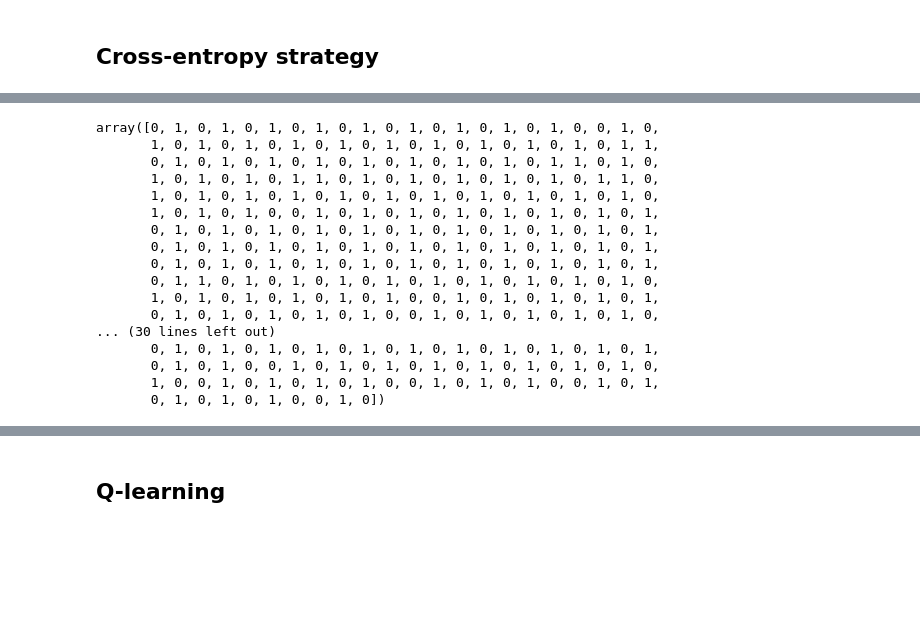
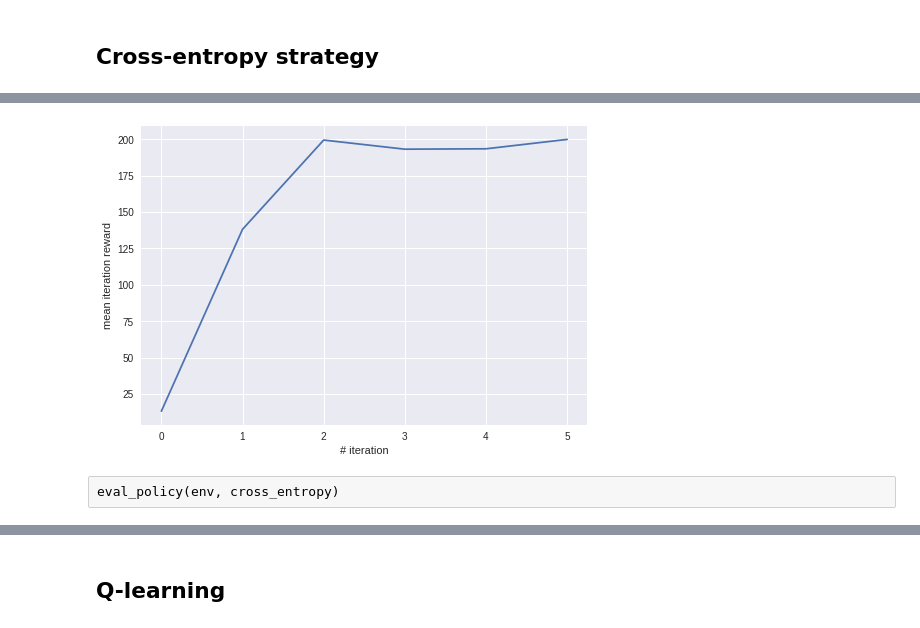
Before and after one commit to furiousteabag/ml-mipt-advanced, a Jupyter notebook: homeworks/lab2_rl/lab2_dqn_debug.ipynb, the cells around one changed output, grey strips where cells are left out. Drawn from its saved outputs; the diff is of its cells as text; code cells hidden in the pictures; blank space fills up the shorter version.

```diff
--- a/homeworks/lab2_rl/lab2_dqn_debug.ipynb
+++ b/homeworks/lab2_rl/lab2_dqn_debug.ipynb
@@ -303,3 +293,0 @@ class AnglePolicy:
-# %%
-angel_policy = AnglePolicy()
-video_folder, rewards = analyze_policy(env, angel_policy)
@@ -401,10 +309,0 @@ array([1, 0, 1, 0, 1, 1, 1, 1, 1, 1, 1, 1, 1, 1, 1, 1, 0, 1, 0, 0, 1, 1,
-# %%
-X = []
-y = []
-for run in data[indexes_of_top_runs]:
-    for state, action in run:
-        X.append(state)
-        y.append(action)
-
-X = np.array(X)
-y = np.array(y)
@@ -421,20 +309,0 @@ array([[ 0.04106762, -0.00543333, -0.03818392, -0.04059633],
-# %%
-y
-# %% [output]
-array([0, 1, 0, 1, 0, 1, 0, 1, 0, 1, 0, 1, 0, 1, 0, 1, 0, 1, 0, 0, 1, 0,
-       1, 0, 1, 0, 1, 0, 1, 0, 1, 0, 1, 0, 1, 0, 1, 0, 1, 0, 1, 0, 1, 1,
-       0, 1, 0, 1, 0, 1, 0, 1, 0, 1, 0, 1, 0, 1, 0, 1, 0, 1, 1, 0, 1, 0,
-       1, 0, 1, 0, 1, 0, 1, 1, 0, 1, 0, 1, 0, 1, 0, 1, 0, 1, 0, 1, 1, 0,
-       1, 0, 1, 0, 1, 0, 1, 0, 1, 0, 1, 0, 1, 0, 1, 0, 1, 0, 1, 0, 1, 0,
-       1, 0, 1, 0, 1, 0, 0, 1, 0, 1, 0, 1, 0, 1, 0, 1, 0, 1, 0, 1, 0, 1,
-       0, 1, 0, 1, 0, 1, 0, 1, 0, 1, 0, 1, 0, 1, 0, 1, 0, 1, 0, 1, 0, 1,
-       0, 1, 0, 1, 0, 1, 0, 1, 0, 1, 0, 1, 0, 1, 0, 1, 0, 1, 0, 1, 0, 1,
-       0, 1, 0, 1, 0, 1, 0, 1, 0, 1, 0, 1, 0, 1, 0, 1, 0, 1, 0, 1, 0, 1,
-       0, 1, 1, 0, 1, 0, 1, 0, 1, 0, 1, 0, 1, 0, 1, 0, 1, 0, 1, 0, 1, 0,
-       1, 0, 1, 0, 1, 0, 1, 0, 1, 0, 1, 0, 0, 1, 0, 1, 0, 1, 0, 1, 0, 1,
-       0, 1, 0, 1, 0, 1, 0, 1, 0, 1, 0, 0, 1, 0, 1, 0, 1, 0, 1, 0, 1, 0,
-... (30 lines left out)
-       0, 1, 0, 1, 0, 1, 0, 1, 0, 1, 0, 1, 0, 1, 0, 1, 0, 1, 0, 1, 0, 1,
-       0, 1, 0, 1, 0, 0, 1, 0, 1, 0, 1, 0, 1, 0, 1, 0, 1, 0, 1, 0, 1, 0,
-       1, 0, 0, 1, 0, 1, 0, 1, 0, 1, 0, 0, 1, 0, 1, 0, 1, 0, 0, 1, 0, 1,
-       0, 1, 0, 1, 0, 1, 0, 0, 1, 0])
@@ -451,0 +391,17 @@ class CrossEntropyPolicy:
+# %%
+input_size = env.observation_space.shape[0]
+out_size = env.action_space.n
+
+cross_entropy = CrossEntropy(env, input_size=input_size, out_size=out_size)
+# %%
+#scores = cross_entropy.train(cohort_len=100, max_steps=500, elite_percentile=0.8, reward_threshold=-100, n_epochs=100)
+scores = cross_entropy.train(cohort_len=100, max_steps=200, elite_percentile=0.9, reward_threshold=200, n_epochs=100)
+# %%
+plt.plot(range(len(scores)), scores)
+plt.xlabel("# iteration")
+plt.ylabel("mean iteration reward")
+plt.show()
+# %% [output]
+[figure, added]
+# %% [raw]
+eval_policy(env, cross_entropy)
```
Also changed, not shown: parts of 32 cells of this notebook.
